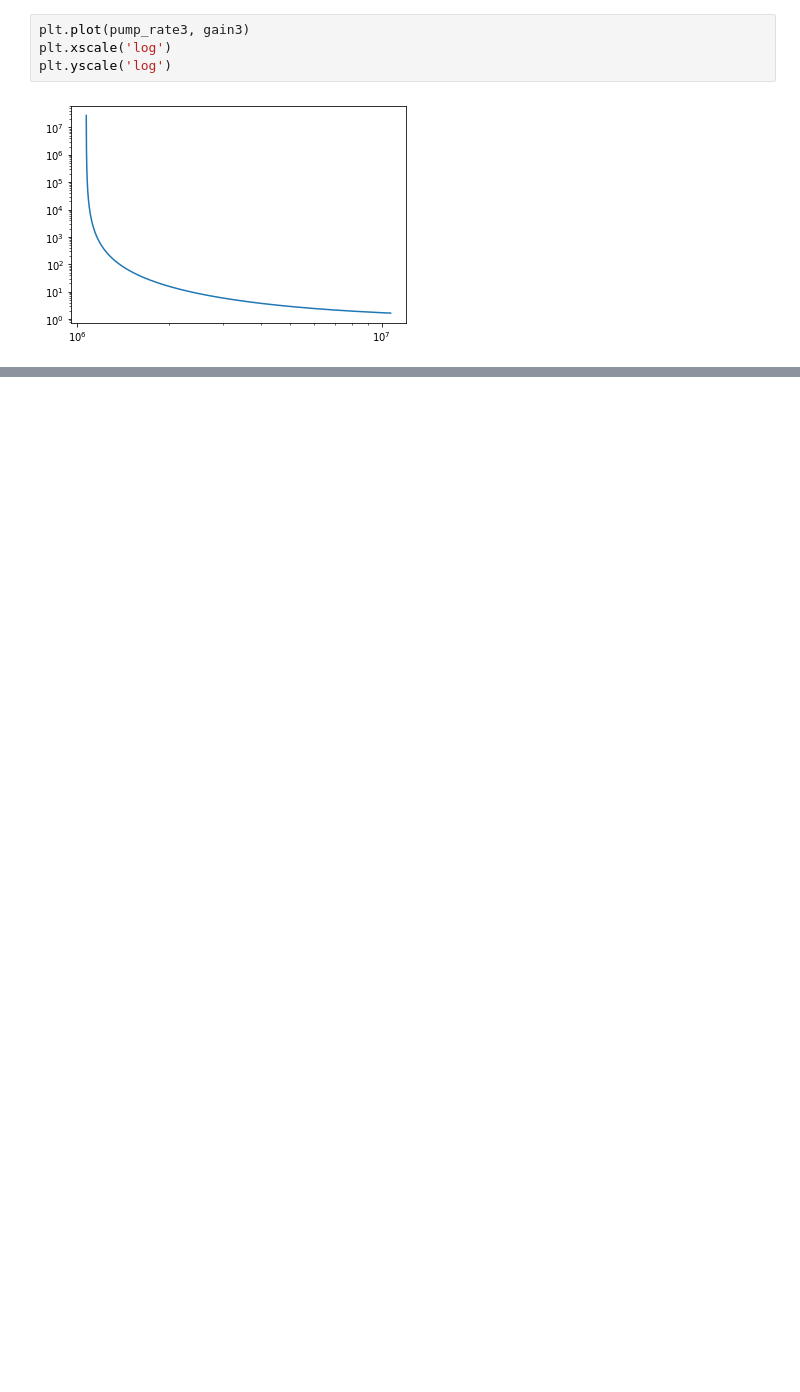
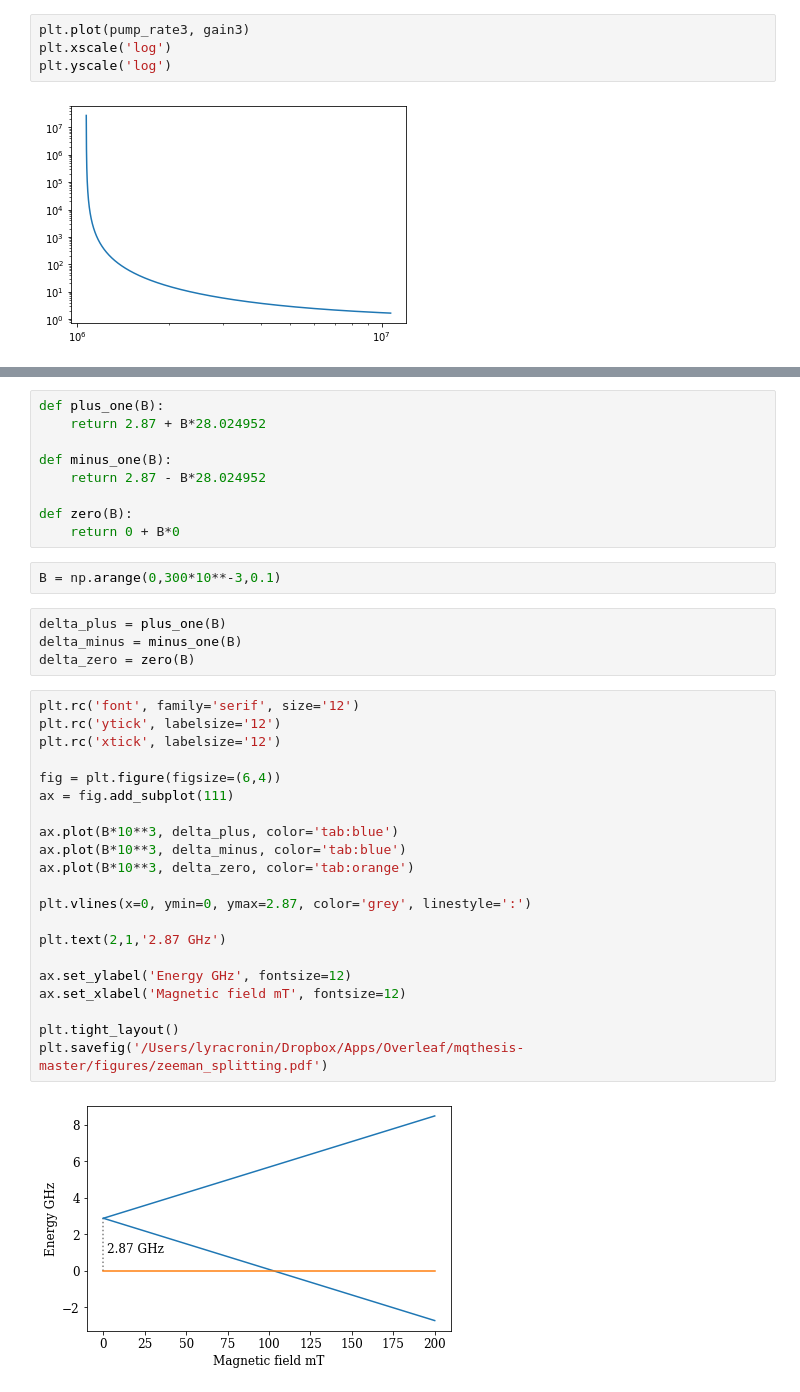
Before and after one commit to Lyra-Cronin/Thesis-Python, a Jupyter notebook: Maser_plots.ipynb, the cells around one changed output, grey strips where cells are left out. Saved outputs shown, nothing was run; the diff lists cells and outputs as text; blank space fills up the shorter version.

```diff
--- a/Maser_plots.ipynb
+++ b/Maser_plots.ipynb
@@ -82,0 +137,38 @@ plt.yscale('log')
+# %%
+def plus_one(B):
+    return 2.87 + B*28.024952
+
+def minus_one(B):
+    return 2.87 - B*28.024952
+
+def zero(B):
+    return 0 + B*0
+# %%
+B = np.arange(0,300*10**-3,0.1)
+# %%
+delta_plus = plus_one(B)
+delta_minus = minus_one(B)
+delta_zero = zero(B)
+# %%
+plt.rc('font', family='serif', size='12')
+plt.rc('ytick', labelsize='12')
+plt.rc('xtick', labelsize='12')
+
+fig = plt.figure(figsize=(6,4))
+ax = fig.add_subplot(111)
+
+ax.plot(B*10**3, delta_plus, color='tab:blue')
+ax.plot(B*10**3, delta_minus, color='tab:blue')
+ax.plot(B*10**3, delta_zero, color='tab:orange')
+
+plt.vlines(x=0, ymin=0, ymax=2.87, color='grey', linestyle=':')
+
+plt.text(2,1,'2.87 GHz')
+
+ax.set_ylabel('Energy GHz', fontsize=12)
+ax.set_xlabel('Magnetic field mT', fontsize=12)
+
+plt.tight_layout()
+plt.savefig('/Users/lyracronin/Dropbox/Apps/Overleaf/mqthesis-master/figures/zeeman_splitting.pdf')
+# %% [output]
+[figure, added]
```
Also changed, not shown: parts of 10 cells of this notebook.
